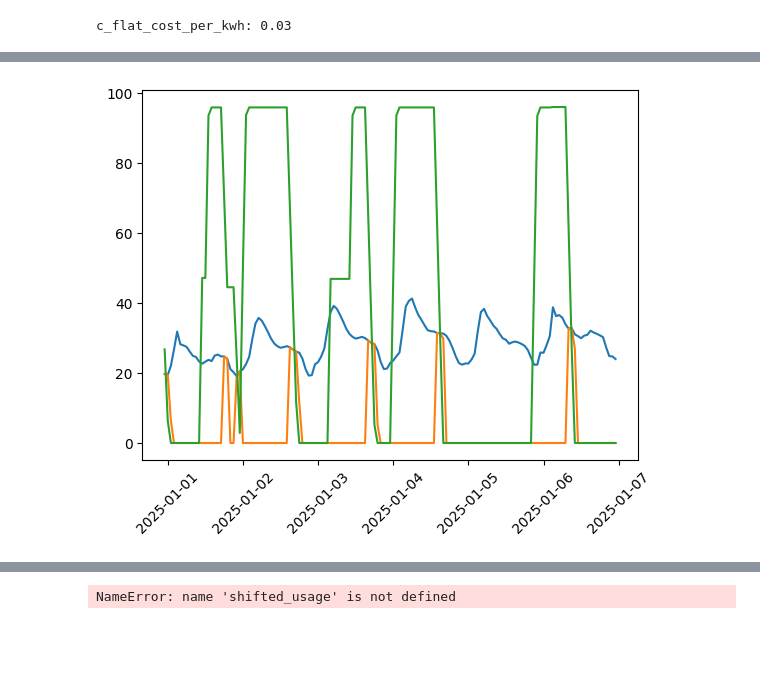
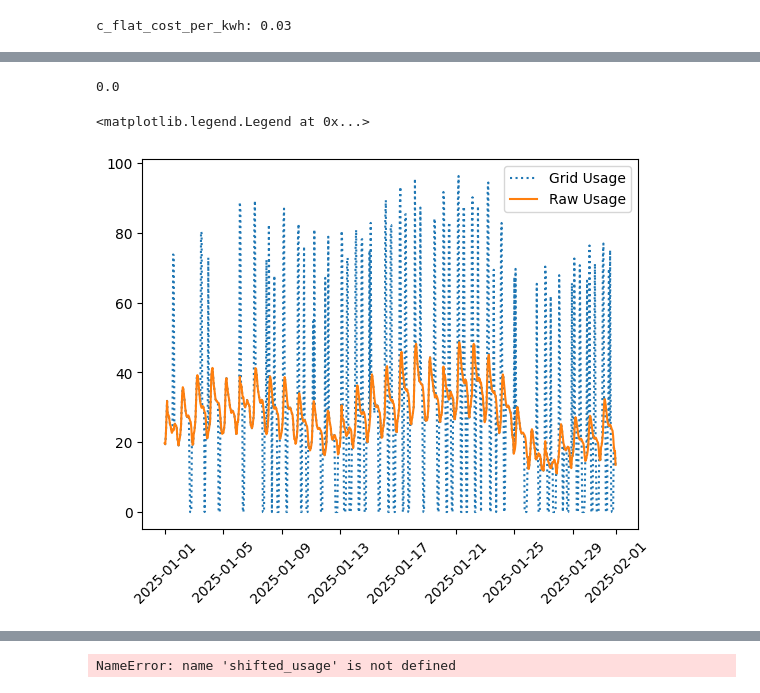
Before and after one commit to NeilSinclair/electricy-model, a Jupyter notebook: optimizer.ipynb, the cells around one changed output, grey strips where cells are left out. Cells and saved outputs as stored; diff of their text form; code cells hidden in the pictures; blank space fills up the shorter version.

```diff
--- a/optimizer.ipynb
+++ b/optimizer.ipynb
@@ -10,25 +7,16 @@ The autoreload extension is already loaded. To reload it, use:
 # %%
-CONFIG = dp.ElectricityConfig.from_yaml("config.yaml")
-
-# df_hourly = dp.process_hourly_energy_profile(start_date="2024-12-01 00:00", end_date="2025-11-30 23:45")
+CONFIG = dp.ElectricityConfig.from_yaml("../config/config.yaml")
 df_hourly = dp.process_heat_energy_profile()
 day_ahead_hourly = dp.process_day_ahead_data(df_hourly)
 
 df_usage_and_price = dp.calculate_usage_and_price(df_hourly, day_ahead_hourly, config=CONFIG)
-hourly_daily_avg = dp.shift_electricity_usage_daily(df_usage_and_price, config=CONFIG)
 
-merged_df = dp.merge_temperature_shift_with_usage(df_usage_and_price, hourly_daily_avg,config=CONFIG)
-
-merged_df = merged_df[merged_df.datetime < '2025-12-01']
+df_usage_and_price = df_usage_and_price[df_usage_and_price.datetime < '2025-12-01']
 # %% [output]
 c_flat_cost_per_kwh: 0.03
 # %%
 optimised_results = po.solve_battery_dispatch_pulp(
-    price=merged_df['c_variable_and_fixed_per_kwh'],
-    demand=merged_df['raw_kwh_usage'],
-    E_MAX=CONFIG.BATTERY_SIZE_KWH,
-    P_MAX=CONFIG.BATTERY_POWER,
-    DT=1,
-    ETA_C=CONFIG.BATTERY_INEFFICIENCY_FACTOR,
-    ETA_D=CONFIG.BATTERY_INEFFICIENCY_FACTOR,
+    price=df_usage_and_price['c_variable_and_fixed_per_kwh'],
+    demand=df_usage_and_price['raw_kwh_usage'],
+    config=CONFIG
     )
@@ -43 +34,3 @@ Optimised cost: €28685.70
+# %%
+df_usage_and_price['c_variable_total_cost_with_battery'] = optimised_results.grid * df_usage_and_price['c_variable_and_fixed_per_kwh'] * (1 + CONFIG.TAX_RATE)
 # %%
@@ -47,0 +42,15 @@ save_df.to_csv("data/usage_and_price.csv", index=False)
+# %%
+import pandas as pd
+profile_with_battery = (
+    pd.DataFrame({
+        'datetime': df_usage_and_price['datetime'],
+        'raw_kwh_usage': df_usage_and_price['raw_kwh_usage'],
+        'grid_kwh_usage': optimised_results.grid,
+        'soc': optimised_results.soc,
+        'battery_charge_kwh': optimised_results.charge,
+        'battery_discharge_kwh': optimised_results.discharge,
+    }
+))
+
+profile_with_battery['battery_charge_net'] = profile_with_battery['battery_charge_kwh'] - profile_with_battery['battery_discharge_kwh']
+profile_with_battery.soc.plot()
@@ -48,10 +60,16 @@ save_df.to_csv("data/usage_and_price.csv", index=False)
+# %%
+# profile_with_battery[profile_with_battery["battery_discharge_kwh"] < 0]
+profile_with_battery[profile_with_battery["battery_charge_kwh"] <0].shape[0] / profile_with_battery.shape[0]
+# %% [output]
+0.0
 # %%
 import matplotlib.pyplot as plt
 # plt.plot(allocated_storage['datetime'], allocated_storage['scaled_kwh_usage'])
-temp_df = allocated_storage[allocated_storage['datetime'] < '2025-01-07']
-plt.plot(temp_df['datetime'], temp_df['scaled_kwh_usage'])
-plt.plot(temp_df['datetime'], temp_df['battery_discharge'], label='Battery Discharge')
-plt.plot(temp_df['datetime'], temp_df['battery_level'], label='Battery Discharge')
+temp_df = profile_with_battery[profile_with_battery['datetime'] < '2025-02-01']
+plt.plot(temp_df['datetime'], temp_df['grid_kwh_usage'], label='Grid Usage', linestyle='dotted')
+plt.plot(temp_df['datetime'], temp_df['raw_kwh_usage'], label='Raw Usage')
 plt.xticks(rotation=45);
+plt.legend()
 # %% [output]
+<matplotlib.legend.Legend at 0x...>
-[figure, old version]
+[figure, new version]
```
Also changed, not shown: parts of 10 cells of this notebook, 13 other files.
